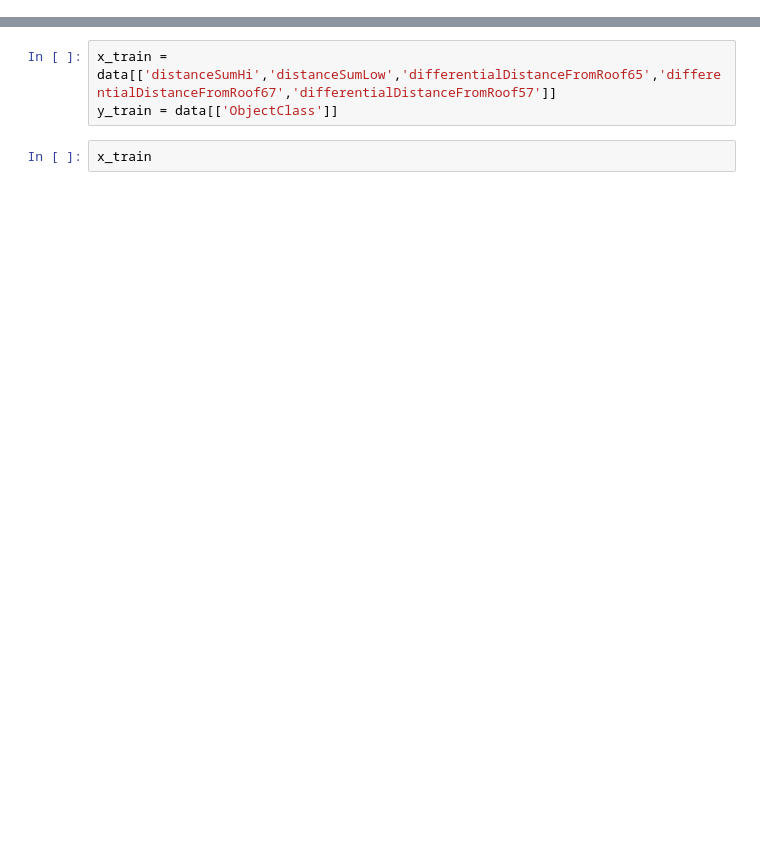
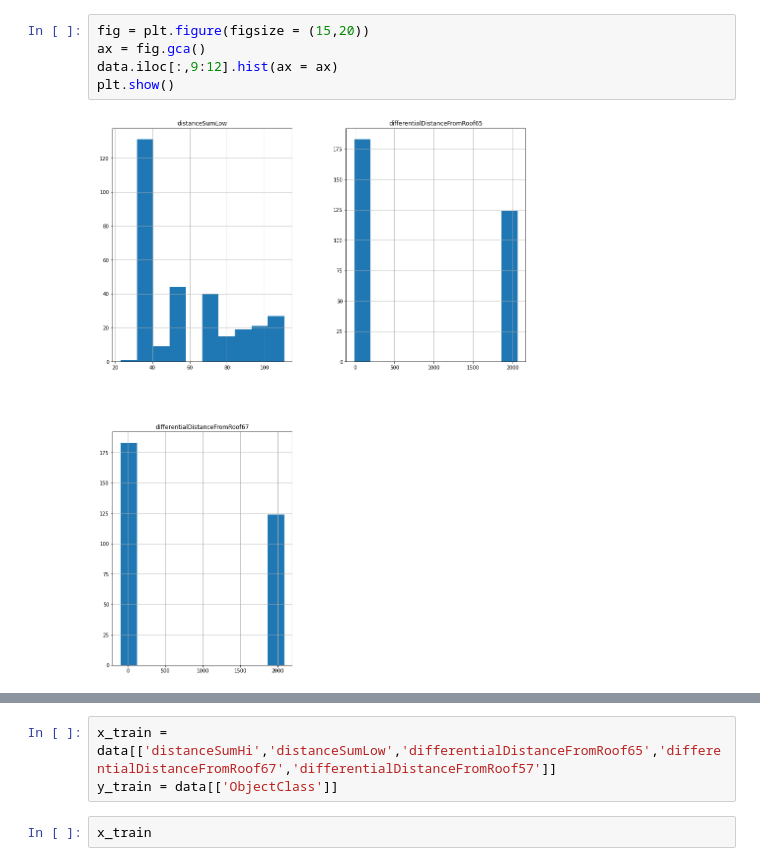
Before and after one commit to emanbuc/ultrasonic-vision, a Jupyter notebook: notebooks/multiclass_SVM.ipynb, the cells around one changed output, grey strips where cells are left out. Drawn from its saved outputs; the diff is of its cells as text; blank space fills up the shorter version.

```diff
--- a/notebooks/multiclass_SVM.ipynb
+++ b/notebooks/multiclass_SVM.ipynb
@@ -28,0 +44,7 @@ plt.show()
+# %%
+fig = plt.figure(figsize = (15,20))
+ax = fig.gca()
+data.iloc[:,9:12].hist(ax = ax)
+plt.show()
+# %% [output]
+[figure, added]
```
Also changed, not shown: parts of 13 cells of this notebook.
